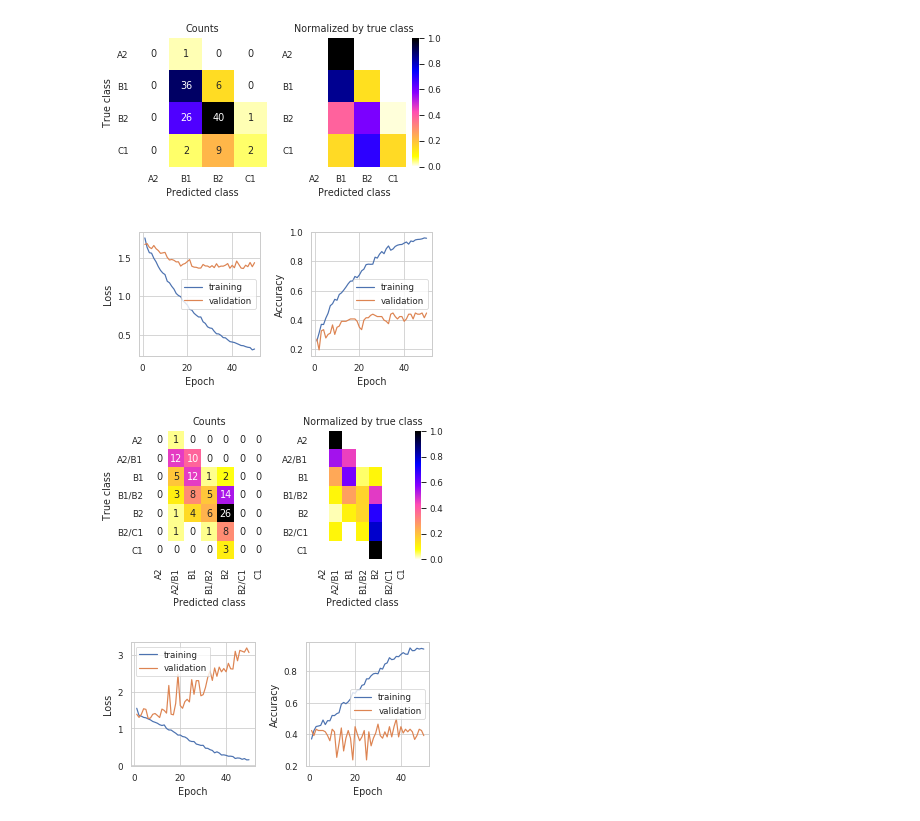
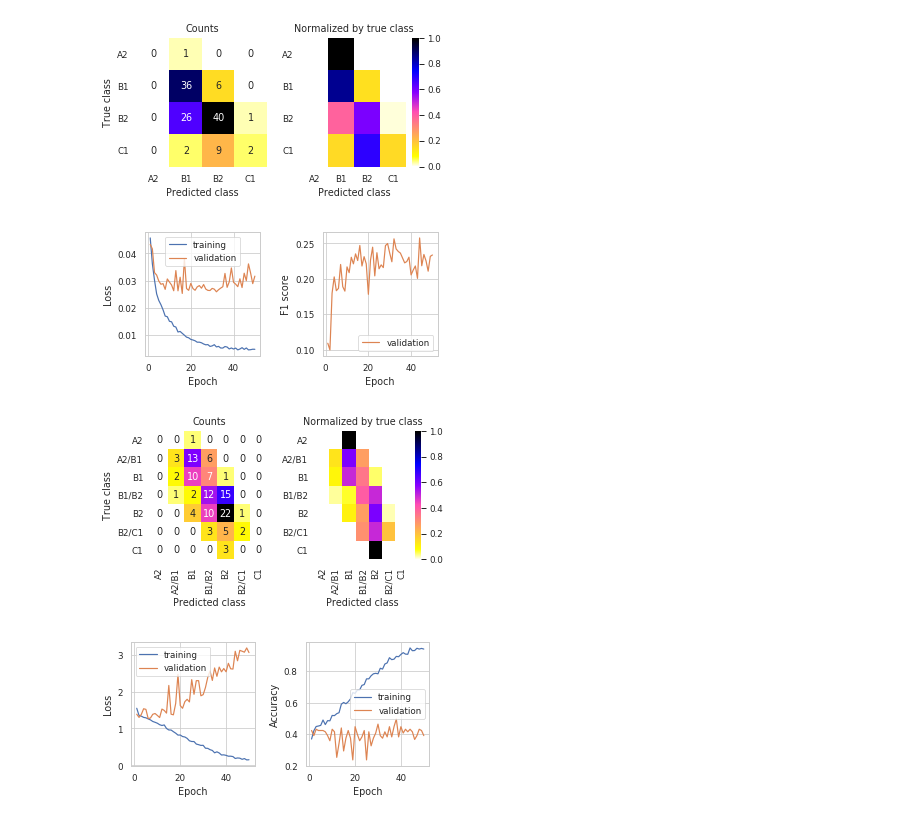
Before and after one commit to PhyloStar/NorskASK, a Jupyter notebook: notebooks/Confusion matrices.ipynb, the cells around one changed output. Drawn from its saved outputs; the diff is of its cells as text; code cells hidden in the pictures.

```diff
--- a/notebooks/Confusion matrices.ipynb
+++ b/notebooks/Confusion matrices.ipynb
@@ -67,14 +67,14 @@ conf_matrices(r)
 # %% [output]
 [figure]
 # %%
-r = pickle.load((RESULTS_DIR / 'cnn-26094553_11.pkl').open('rb'))
+r = pickle.load((RESULTS_DIR / 'cnn-26515464_6.pkl').open('rb'))
 history_plot(r)
 #plt.savefig(str(IMG_DIR / 'cnn-training.pdf'), bbox_inches='tight')
 conf_matrices(r)
 #plt.savefig(str(IMG_DIR / 'cnn-confusion.pdf'), bbox_inches='tight')
 # %% [output]
-[figure, old version]
+[figure, new version]
-[figure, old version]
+[figure, new version]
 # %%
 r = pickle.load((RESULTS_DIR / 'rnn-26287008_27.pkl').open('rb'))
 history_plot(r)
```
Also changed, not shown: 3 other files.
